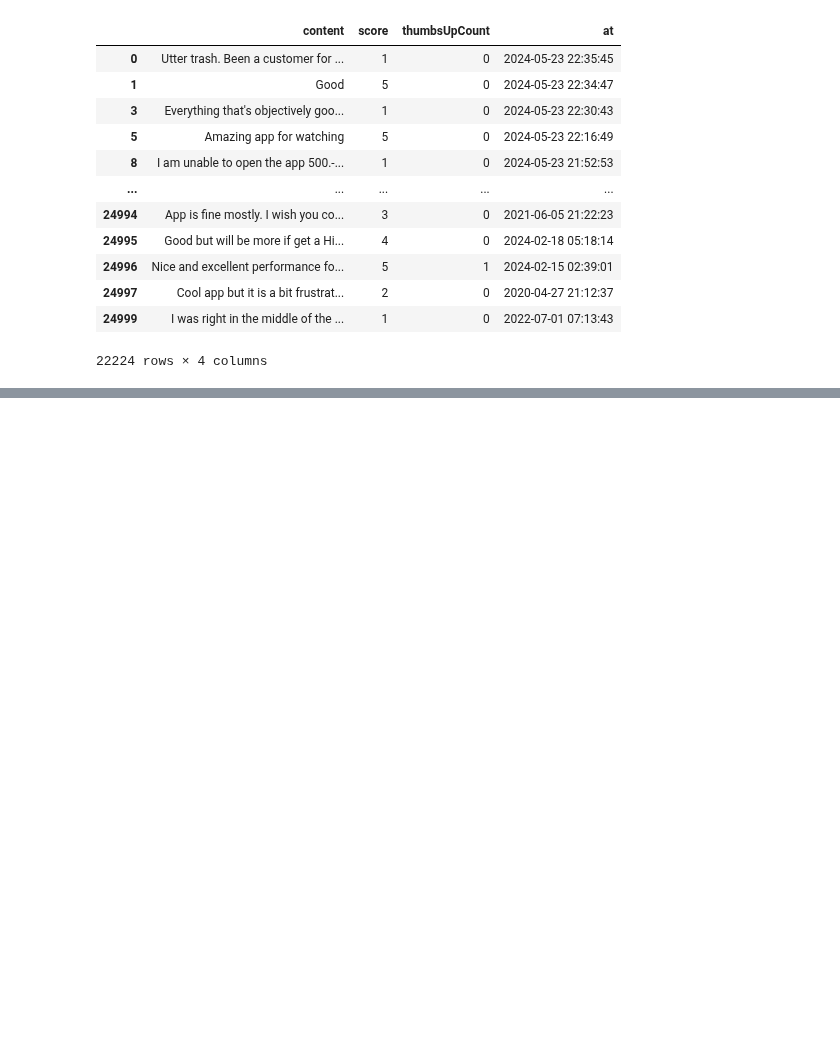
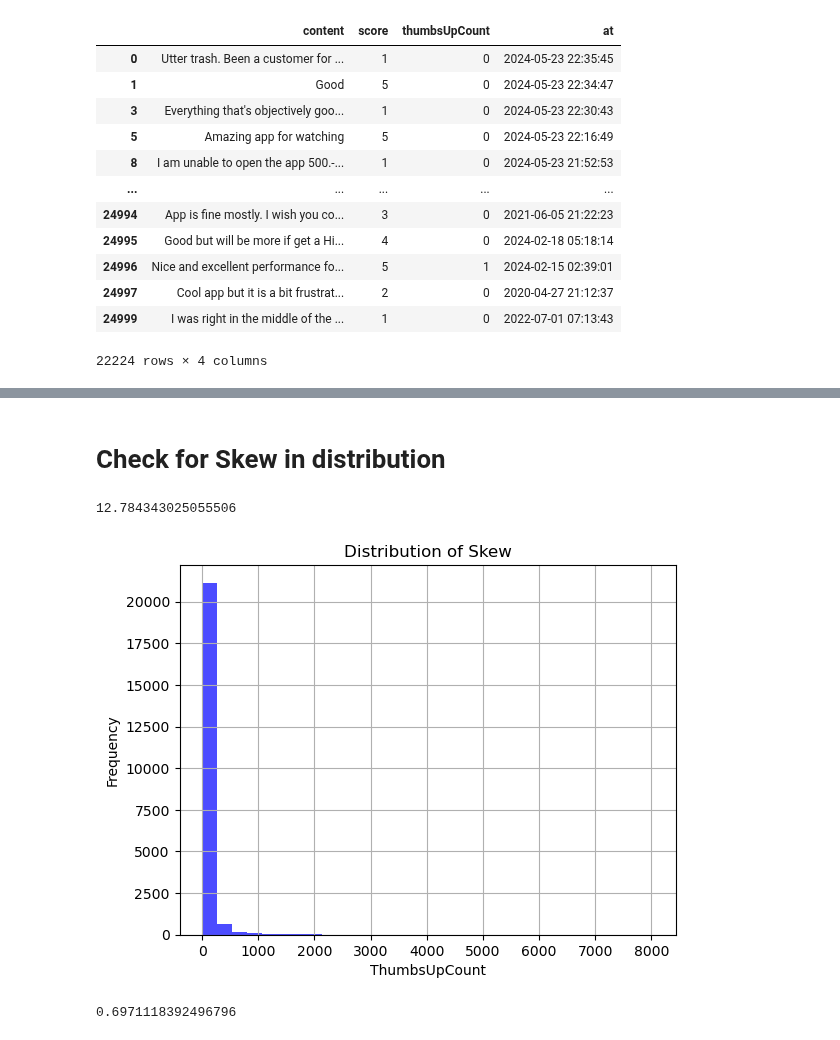
Before and after one commit to MaukanMir/Netflix-Sentiment-Analysis, a Jupyter notebook: training.ipynb, the cells around one changed output, grey strips where cells are left out. Cells and saved outputs as stored; diff of their text form; code cells hidden in the pictures; blank space fills up the shorter version.

Commit message:
plotting skew

```diff
--- a/training.ipynb
+++ b/training.ipynb
@@ -114,0 +127,18 @@ df
+# %% [markdown]
+# Check for Skew in distribution
+# %%
+df["thumbsUpCount"].skew()
+# %% [output]
+12.784343025055506
+# %%
+df["thumbsUpCount"].hist(bins=30, color="blue", alpha=0.7)
+plt.title("Distribution of Skew")
+plt.xlabel("ThumbsUpCount")
+plt.ylabel("Frequency")
+plt.show()
+# %% [output]
+[figure, added]
+# %%
+df["score"].skew()
+# %% [output]
+0.6971118392496796
```
Also changed, not shown: parts of 2 cells of this notebook.
